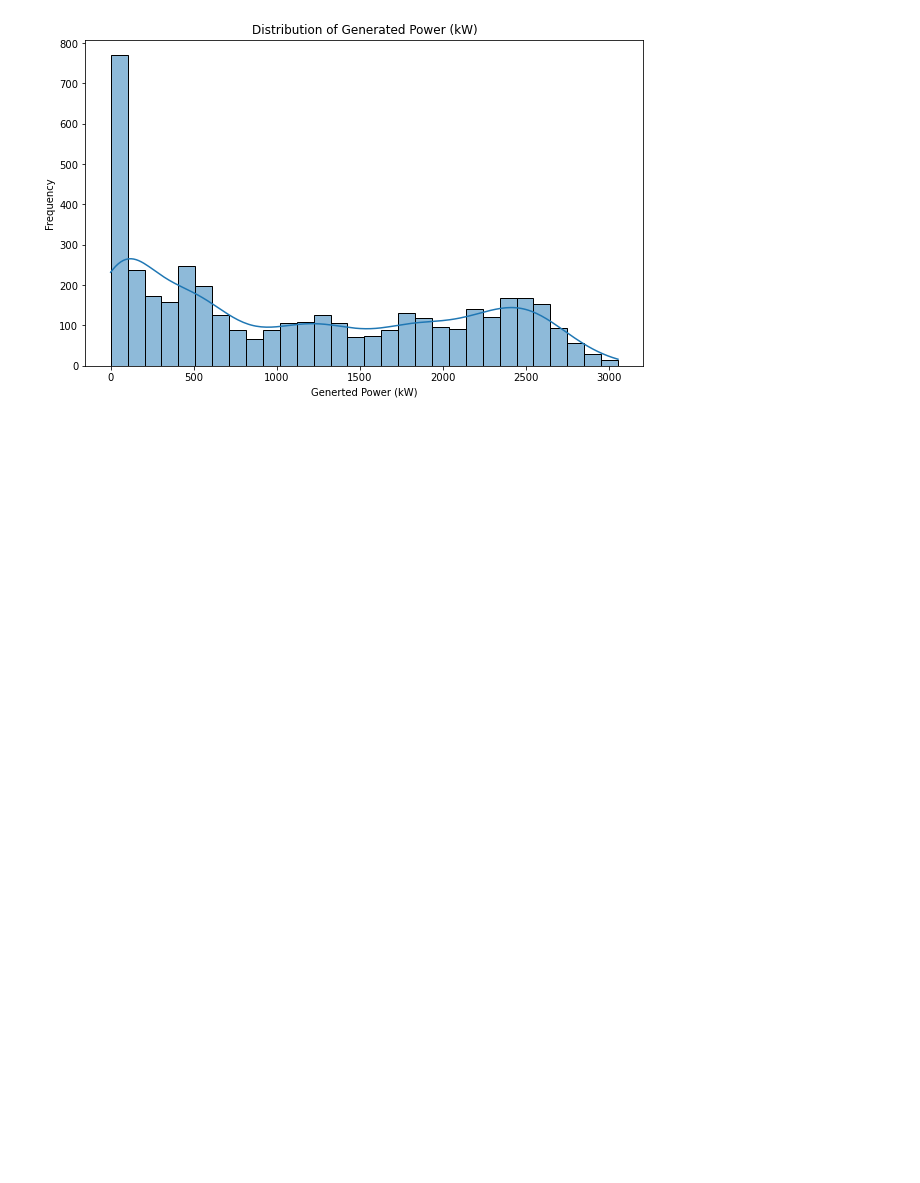
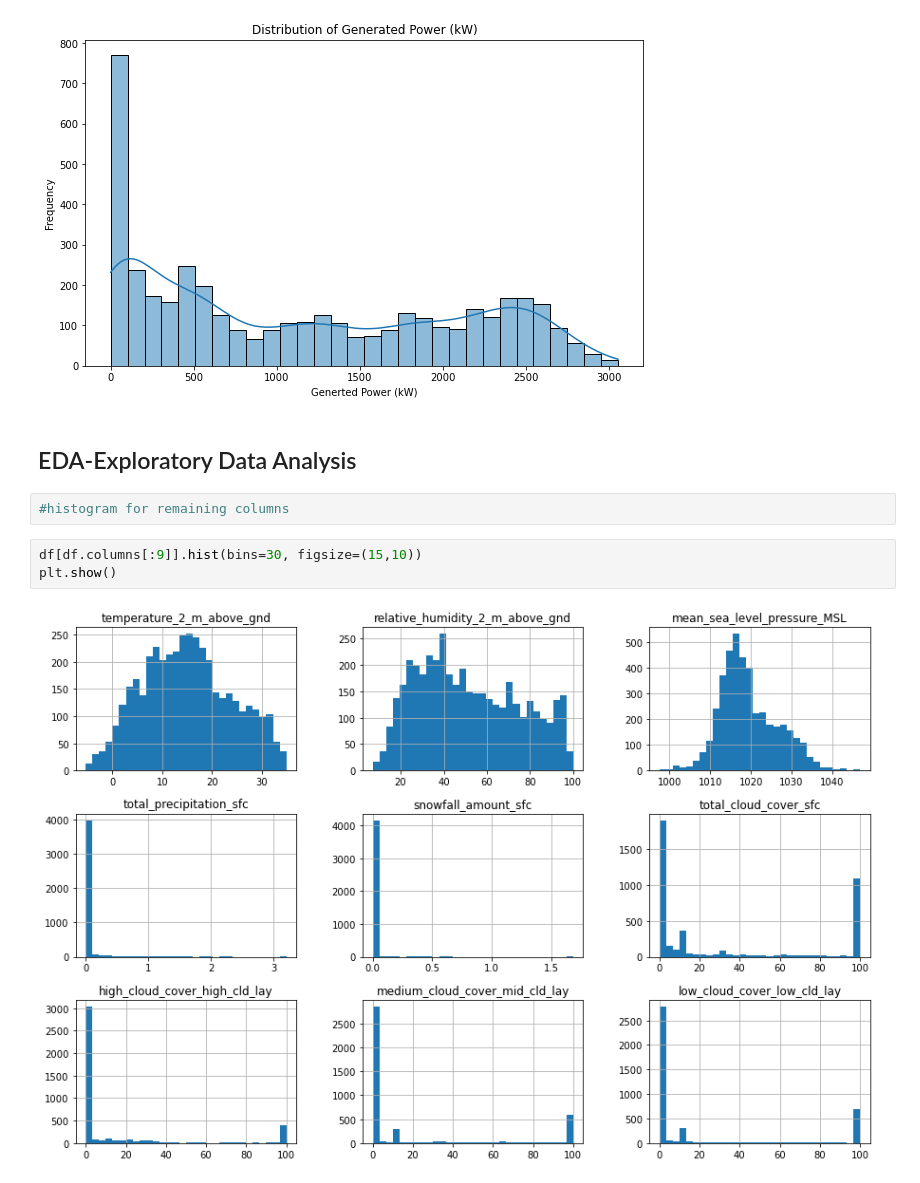
Before and after one commit to Skalaiselvi/AICTE-Week-1, a Jupyter notebook: solar power prediction.ipynb, the cells around one changed output. Cells and saved outputs as stored; diff of their text form; blank space fills up the shorter version.

```diff
--- a/solar power prediction.ipynb
+++ b/solar power prediction.ipynb
@@ -151,3 +151,12 @@ plt.ylabel('Frequency')
 plt.show()
 # %% [output]
 [figure]
+# %% [markdown]
+## EDA-Exploratory Data Analysis
+# %%
+#histogram for remaining columns
+# %%
+df[df.columns[:9]].hist(bins=30, figsize=(15,10))
+plt.show()
+# %% [output]
+[figure, added]
```
Also changed, not shown: parts of 6 cells of this notebook.
